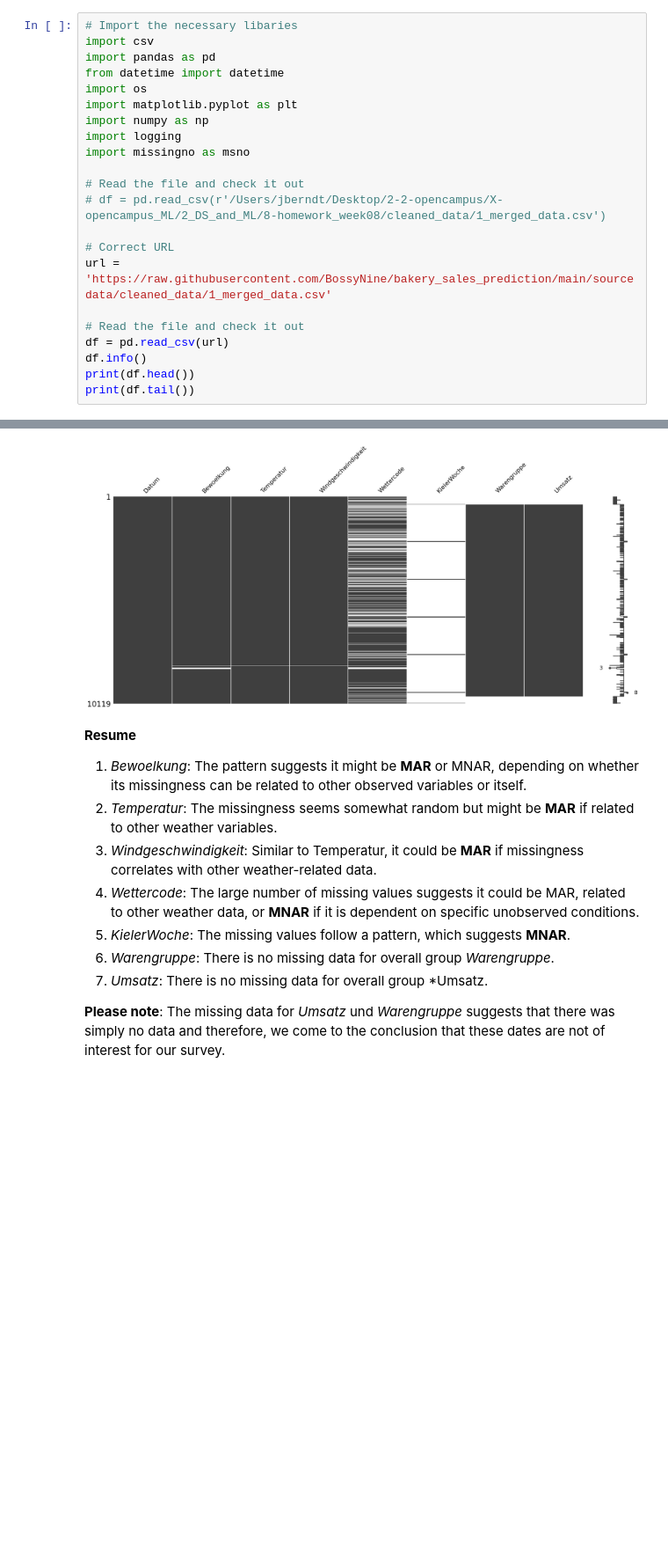
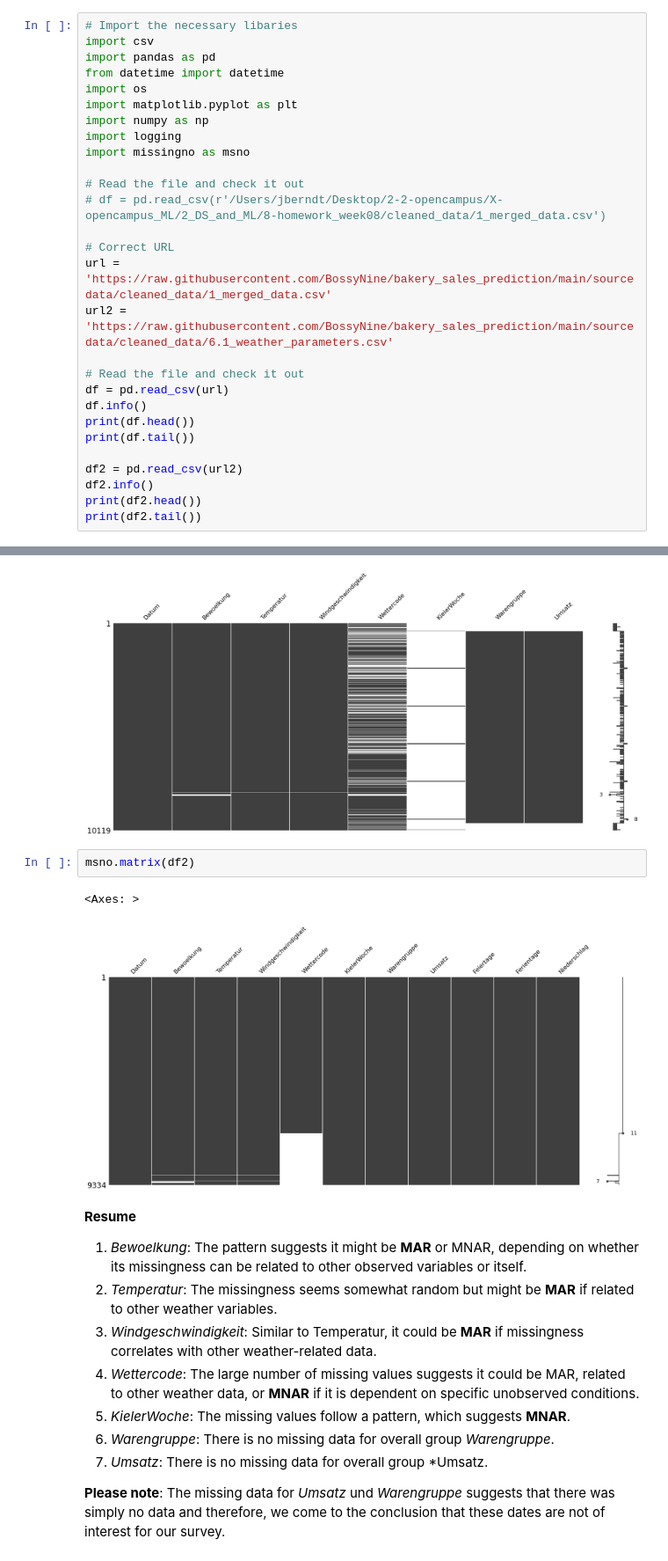
Before and after one commit to BossyNine/bakery_sales_prediction, a Jupyter notebook: 1_DatasetCharacteristics/DataAnalyse_MissingValues.ipynb, the cells around one changed output, grey strips where cells are left out. Shown at 88% size. Saved outputs shown, nothing was run; the diff lists cells and outputs as text; blank space fills up the shorter version.

```diff
--- a/1_DatasetCharacteristics/DataAnalyse_MissingValues.ipynb
+++ b/1_DatasetCharacteristics/DataAnalyse_MissingValues.ipynb
@@ -20,12 +20,18 @@ import missingno as msno
 
 # Correct URL
 url = 'https://raw.githubusercontent.com/BossyNine/bakery_sales_prediction/main/sourcedata/cleaned_data/1_merged_data.csv'
+url2 = 'https://raw.githubusercontent.com/BossyNine/bakery_sales_prediction/main/sourcedata/cleaned_data/6.1_weather_parameters.csv'
 
 # Read the file and check it out
 df = pd.read_csv(url)
 df.info()
 print(df.head())
 print(df.tail())
+
+df2 = pd.read_csv(url2)
+df2.info()
+print(df2.head())
+print(df2.tail())
 # %% [output]
 <class 'pandas.core.frame.DataFrame'>
 RangeIndex: 10119 entries, 0 to 10118
@@ -115,6 +137,11 @@ msno.matrix(df)
 # %% [output]
 <Axes: >
 [figure]
+# %%
+msno.matrix(df2)
+# %% [output]
+<Axes: >
+[figure, added]
 # %% [markdown]
 **Resume**
 
```
Also changed, not shown: parts of 2 cells of this notebook.
